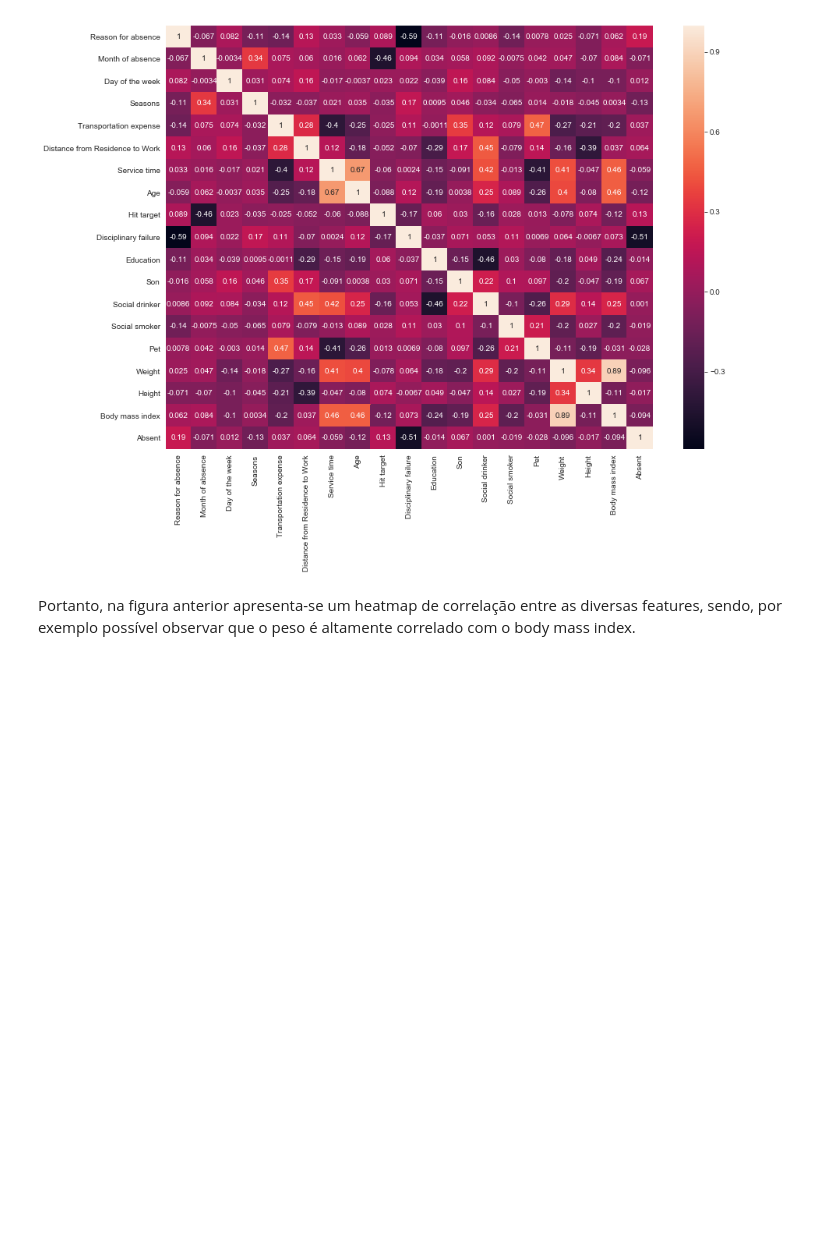
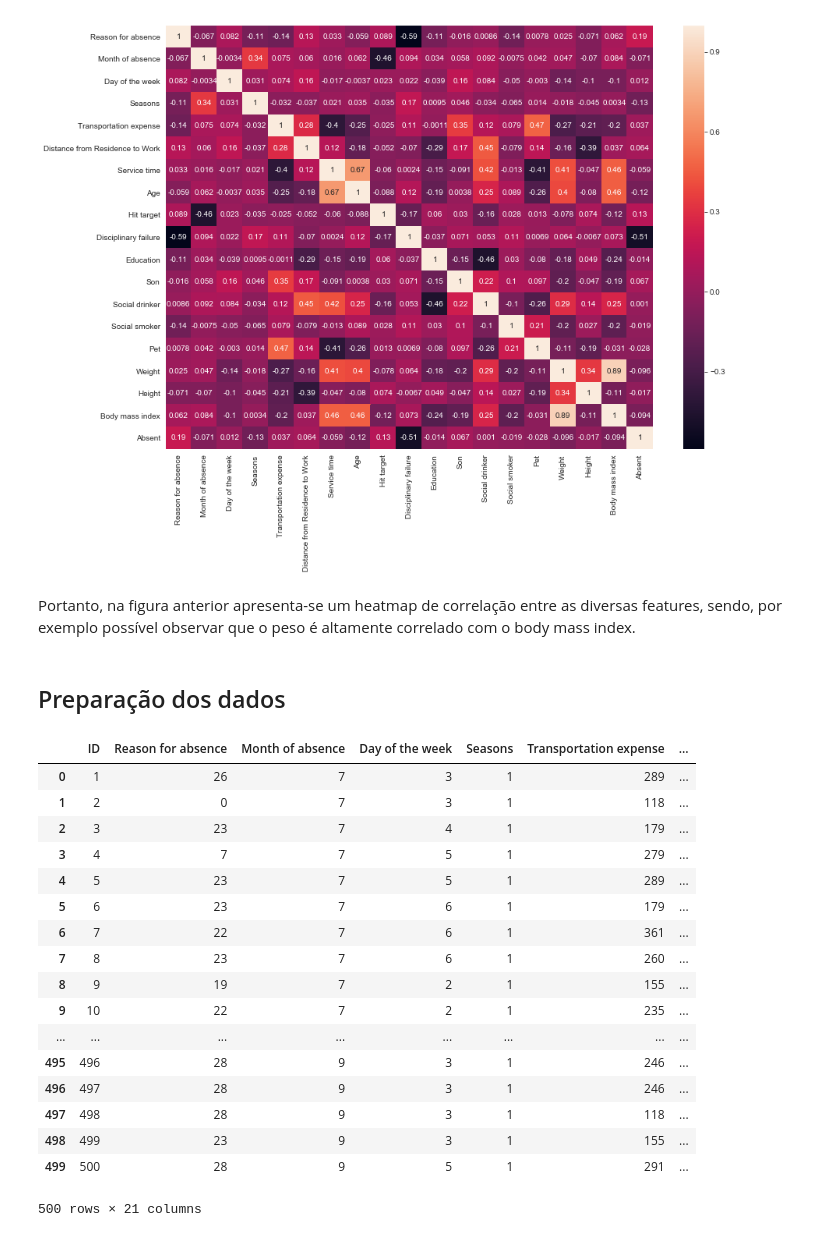
Before and after one commit to MelhorQueSVN/AEC, a Jupyter notebook: TP2/TP2.ipynb, the cells around one changed output. Saved outputs shown, nothing was run; the diff lists cells and outputs as text; code cells hidden in the pictures; blank space fills up the shorter version.

```diff
--- a/TP2/TP2.ipynb
+++ b/TP2/TP2.ipynb
@@ -16,7 +18,7 @@ import csv
 # %% [markdown]
 De seguida, é necessário importar os dados de teste de modo a avaliar o modelo numa primeira instância.
 # %%
-train=pd.read_csv("train_data.csv",converters={"Work load Average/day":int})
+train=pd.read_csv("train_data.csv")
 # %% [markdown]
 ## Visualização dos dados
 # %%
@@ -134,3 +136,26 @@ heat = sns.heatmap(train.drop(['ID'],axis=1).corr(), annot = True)
 [figure]
 # %% [markdown]
 Portanto, na figura anterior apresenta-se um heatmap de correlação entre as diversas features, sendo, por exemplo possível observar que o peso é altamente correlado com o body mass index.
+# %% [markdown]
+## Preparação dos dados
+# %%
+train.rename(columns={"Work load Average/day " : "Work_load_avg"})
+# %% [output]
+|  | ID | Reason for absence | Month of absence | Day of the week | Seasons | Transportation expense | ... |
+| 0 | 1 | 26 | 7 | 3 | 1 | 289 | ... |
+| 1 | 2 | 0 | 7 | 3 | 1 | 118 | ... |
+| 2 | 3 | 23 | 7 | 4 | 1 | 179 | ... |
+| 3 | 4 | 7 | 7 | 5 | 1 | 279 | ... |
+| 4 | 5 | 23 | 7 | 5 | 1 | 289 | ... |
+| 5 | 6 | 23 | 7 | 6 | 1 | 179 | ... |
+| 6 | 7 | 22 | 7 | 6 | 1 | 361 | ... |
+| 7 | 8 | 23 | 7 | 6 | 1 | 260 | ... |
+| 8 | 9 | 19 | 7 | 2 | 1 | 155 | ... |
+| 9 | 10 | 22 | 7 | 2 | 1 | 235 | ... |
+| ... | ... | ... | ... | ... | ... | ... | ... |
+| 495 | 496 | 28 | 9 | 3 | 1 | 246 | ... |
+| 496 | 497 | 28 | 9 | 3 | 1 | 246 | ... |
+| 497 | 498 | 28 | 9 | 3 | 1 | 118 | ... |
+| 498 | 499 | 23 | 9 | 3 | 1 | 155 | ... |
+| 499 | 500 | 28 | 9 | 5 | 1 | 291 | ... |
+500 rows × 21 columns
```
Also changed, not shown: parts of 19 cells of this notebook.
